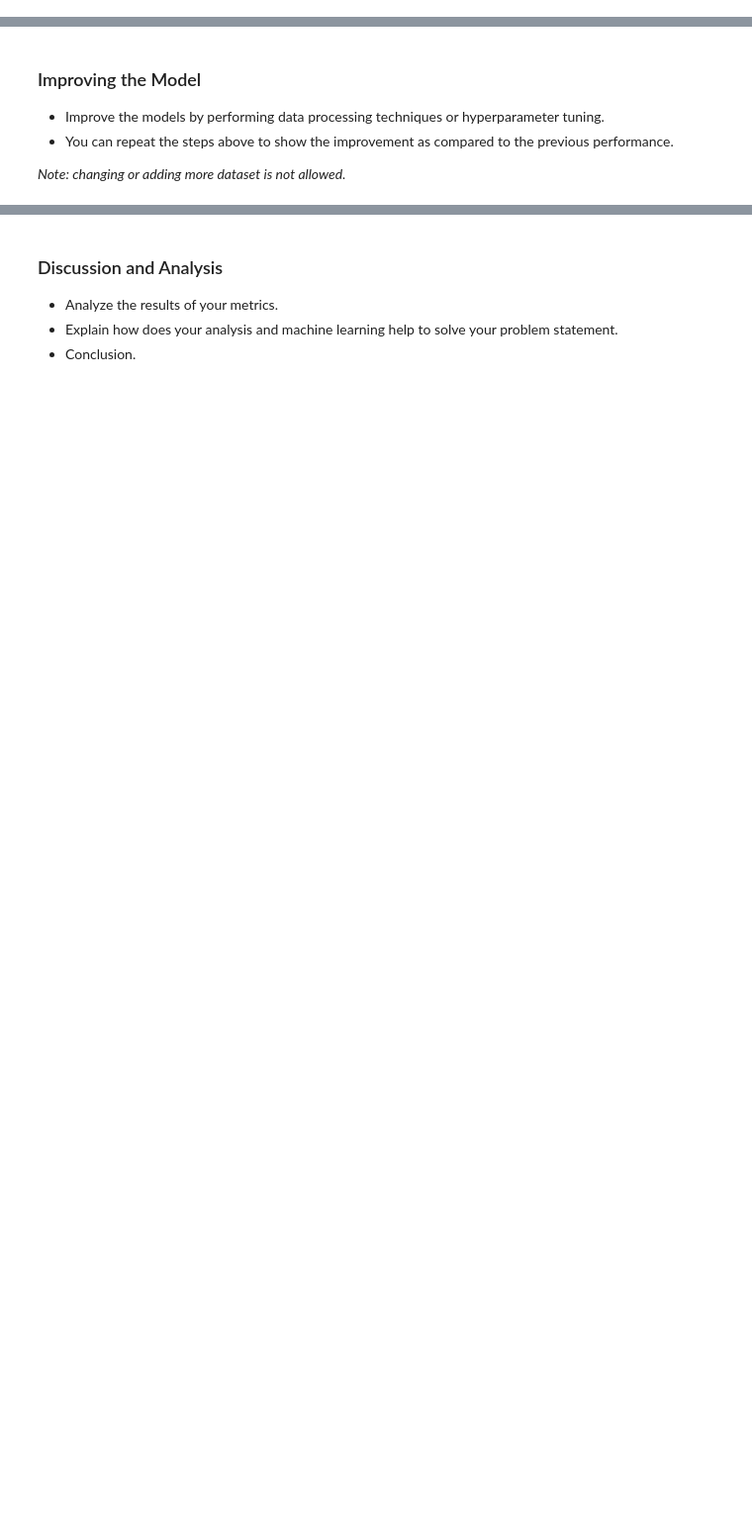
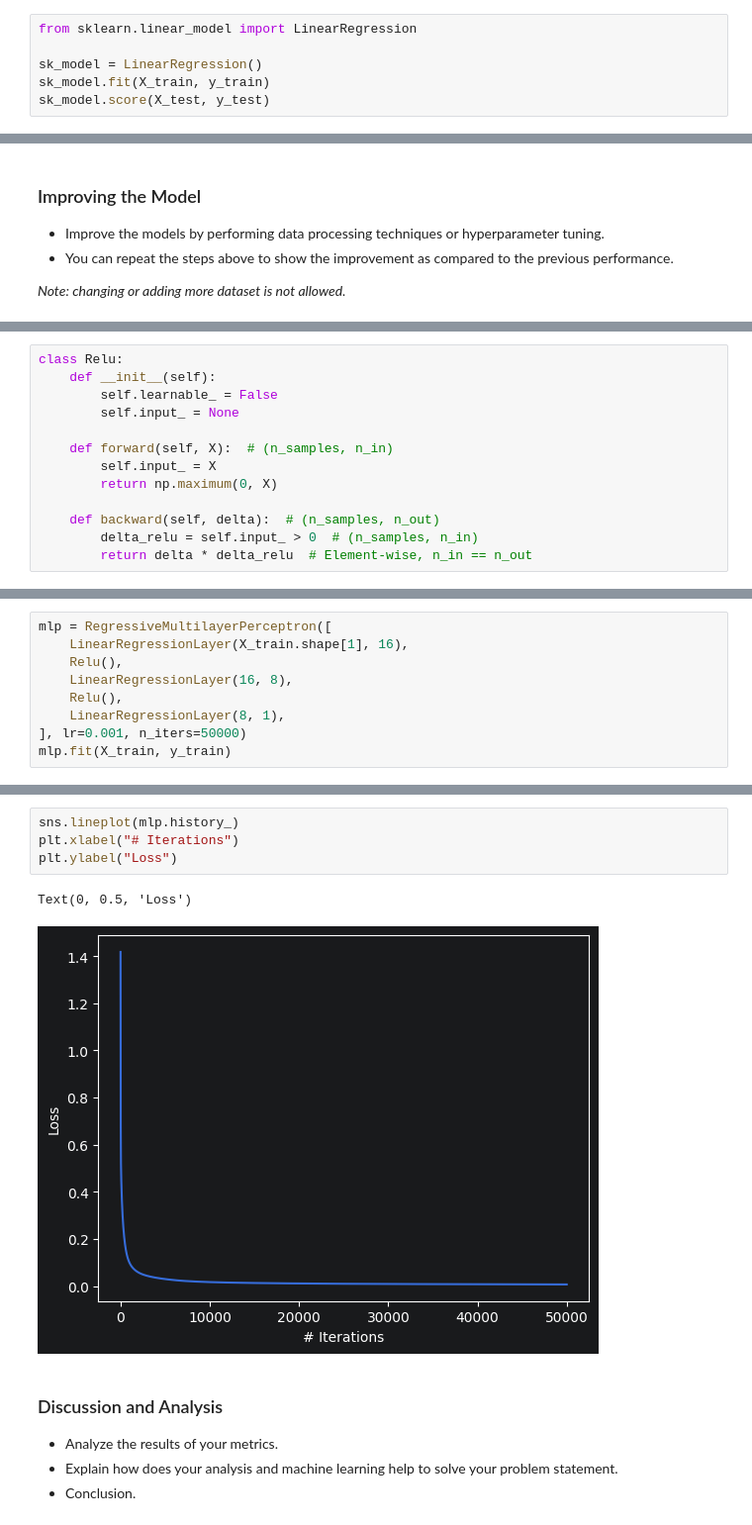
Before and after one commit to jaredliw/dtp3, a Jupyter notebook: model.ipynb, the cells around one changed output, grey strips where cells are left out. Shown at 99% size. Saved outputs shown, nothing was run; the diff lists cells and outputs as text; blank space fills up the shorter version.

```diff
--- a/model.ipynb
+++ b/model.ipynb
@@ -366,3 +389,9 @@ def root_mean_squared_error(y_true, y_pred):
 r2_score(y_test, y_pred), root_mean_squared_error(y_test, y_pred)
 # %% [output]
 (0.8187328406952551, 0.3160552989025188)
+# %%
+from sklearn.linear_model import LinearRegression
+
+sk_model = LinearRegression()
+sk_model.fit(X_train, y_train)
+sk_model.score(X_test, y_test)
@@ -375,0 +428,13 @@ r2_score(y_test, y_pred), root_mean_squared_error(y_test, y_pred)
+# %%
+class Relu:
+    def __init__(self):
+        self.learnable_ = False
+        self.input_ = None
+
+    def forward(self, X):  # (n_samples, n_in)
+        self.input_ = X
+        return np.maximum(0, X)
+
+    def backward(self, delta):  # (n_samples, n_out)
+        delta_relu = self.input_ > 0  # (n_samples, n_in)
+        return delta * delta_relu  # Element-wise, n_in == n_out
@@ -375,0 +481,9 @@ r2_score(y_test, y_pred), root_mean_squared_error(y_test, y_pred)
+# %%
+mlp = RegressiveMultilayerPerceptron([
+    LinearRegressionLayer(X_train.shape[1], 16),
+    Relu(),
+    LinearRegressionLayer(16, 8),
+    Relu(),
+    LinearRegressionLayer(8, 1),
+], lr=0.001, n_iters=50000)
+mlp.fit(X_train, y_train)
@@ -376,3 +496,10 @@ r2_score(y_test, y_pred), root_mean_squared_error(y_test, y_pred)
+# %%
+sns.lineplot(mlp.history_)
+plt.xlabel("# Iterations")
+plt.ylabel("Loss")
+# %% [output]
+Text(0, 0.5, 'Loss')
+[figure, added]
 # %% [markdown]
 ### Discussion and Analysis
 
```
Also changed, not shown: parts of 9 cells of this notebook.
